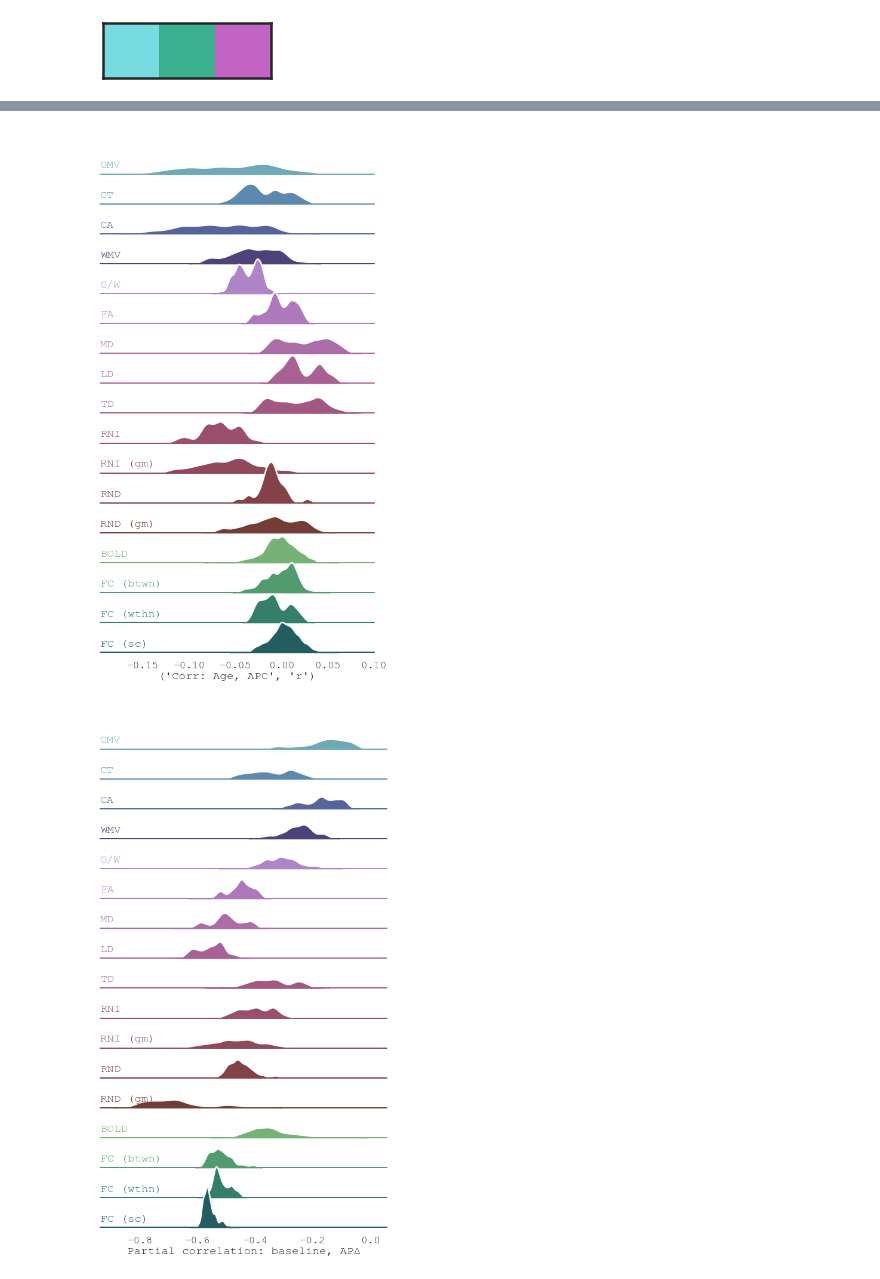
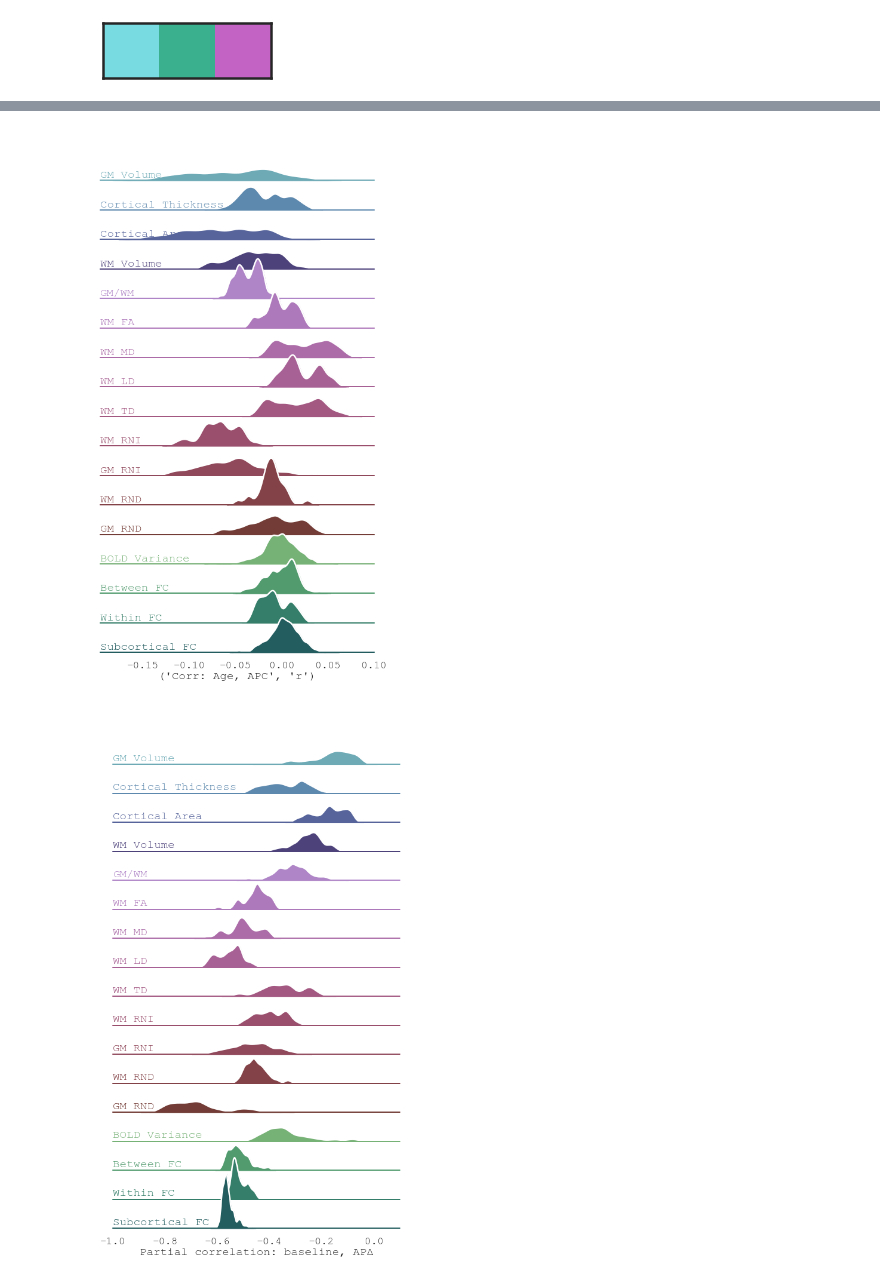
Before and after one commit to 62442katieb/deltaABCD_variability, a Jupyter notebook: notebooks/1.4start_change.ipynb, the cells around one changed output, grey strips where cells are left out. Drawn from its saved outputs; the diff is of its cells as text; code cells hidden in the pictures.

```diff
--- a/notebooks/1.4start_change.ipynb
+++ b/notebooks/1.4start_change.ipynb
@@ -222,3 +594,5 @@ correlations.rename({('Corr: Age, APC', 'measure'): 'measure',
                      ('Corr: Age, APC', 'concept'): 'concept',
                      ('PCorr: Baseline, APC', 'r'): 'Partial correlation: baseline, APΔ',
                      ('PCorr: Age, APC', 'r'): 'Partial correlation: age, APΔ'}, axis=1, inplace=True)
+# %%
+correlations = assign_region_names(correlations, missing=False)
@@ -226,13 +618,13 @@ correlations.rename({('Corr: Age, APC', 'measure'): 'measure',
 g = sns.FacetGrid(correlations,
                   row="measure", row_order=row_order,
                   hue="measure", hue_order=row_order,
-                  aspect=10,
-                  height=.8, palette=big_pal)
+                  aspect=12.5,
+                  height=.6, palette=big_pal, xlim=(-1.1,0.1))
 
 # Draw the densities in a few steps
 g.map(sns.kdeplot, ('Corr: Baseline, APC', 'r'),
       bw_adjust=.55, clip_on=False,
-      fill=True, alpha=1, linewidth=1.5)
+      fill=True, alpha=1, linewidth=1.)
 g.map(sns.kdeplot, ('Corr: Baseline, APC', 'r'), clip_on=False, color="w", lw=2.5, bw_adjust=.55)
 
 # passing color=None to refline() uses the hue mapping
@@ -241,7 +633,7 @@ g.refline(y=0, linewidth=2, linestyle="-", color=None, clip_on=False)
 # Define and use a simple function to label the plot in axes coordinates
 def label(x, color, label):
     ax = plt.gca()
-    ax.text(0, .2, label, #fontweight="bold",
+    ax.text(0, .15, label, #fontweight="bold",
             color=color,
             ha="left", va="center", transform=ax.transAxes)
 
@@ -249,7 +641,7 @@ def label(x, color, label):
 g.map(label, ('Corr: Baseline, APC', 'r'))
 
 # Set the subplots to overlap
-g.figure.subplots_adjust(hspace=-0.3)
+g.figure.subplots_adjust(hspace=-0.5)
 
 # Remove axes details that don't play well with overlap
 g.set_titles("")
@@ -277,7 +669,7 @@ g.refline(y=0, linewidth=2, linestyle="-", color=None, clip_on=False)
 # Define and use a simple function to label the plot in axes coordinates
 def label(x, color, label):
     ax = plt.gca()
-    ax.text(0, .2, label, #fontweight="bold",
+    ax.text(0, .1, label, #fontweight="bold",
             color=color,
             ha="left", va="center", transform=ax.transAxes)
 
@@ -285,7 +677,7 @@ def label(x, color, label):
 g.map(label, ('Corr: Age, APC', 'r'))
 
 # Set the subplots to overlap
-g.figure.subplots_adjust(hspace=-0.3)
+g.figure.subplots_adjust(hspace=-0.4)
 
 # Remove axes details that don't play well with overlap
 g.set_titles("")
@@ -293,43 +685,43 @@ g.set(yticks=[], ylabel="")
 g.despine(bottom=True, left=True)
 g.savefig(f'../{FIGS_DIR}/age_change_corr.png', dpi=400)
 # %% [output]
-[figure, old version]
+[figure, new version]
 # %%
 g = sns.FacetGrid(correlations,
                   row="measure", row_order=row_order,
                   hue="measure", hue_order=row_order,
                   aspect=10,
-                  height=.8, palette=big_pal)
+                  height=.8, palette=big_pal, xlim=(-1,0.1))
 
 # Draw the densities in a few steps
 g.map(sns.kdeplot, 'Partial correlation: baseline, APΔ',
       bw_adjust=.55, clip_on=False,
-      fill=True, alpha=1, linewidth=1.5)
+      fill=True, alpha=1, linewidth=1.)
 g.map(sns.kdeplot, 'Partial correlation: baseline, APΔ', clip_on=False, color="w", lw=2.5, bw_adjust=.55)
 
 # passing color=None to refline() uses the hue mapping
 g.refline(y=0, linewidth=2, linestyle="-", color=None, clip_on=False)
 
 # Define and use a simple function to label the plot in axes coordinates
 def label(x, color, label):
     ax = plt.gca()
-    ax.text(0, .2, label, #fontweight="bold",
+    ax.text(0, .1, label, #fontweight="bold",
             color=color,
             ha="left", va="center", transform=ax.transAxes)
 
 
 g.map(label, 'Partial correlation: baseline, APΔ')
 
 # Set the subplots to overlap
-g.figure.subplots_adjust(hspace=-0.3)
+g.figure.subplots_adjust(hspace=-0.5)
 
 # Remove axes details that don't play well with overlap
 g.set_titles("")
 g.set(yticks=[], ylabel="")
 g.despine(bottom=True, left=True)
 g.savefig(f'../{FIGS_DIR}/start_change_minus_age_pcorr.png', dpi=400)
 # %% [output]
-[figure, old version]
+[figure, new version]
 # %%
 #sns.set_theme(context='talk', style="white", rc={"axes.facecolor": (0, 0, 0, 0)})
 g = sns.FacetGrid(correlations,
```
Also changed, not shown: parts of 12 cells of this notebook, 13 other files.
